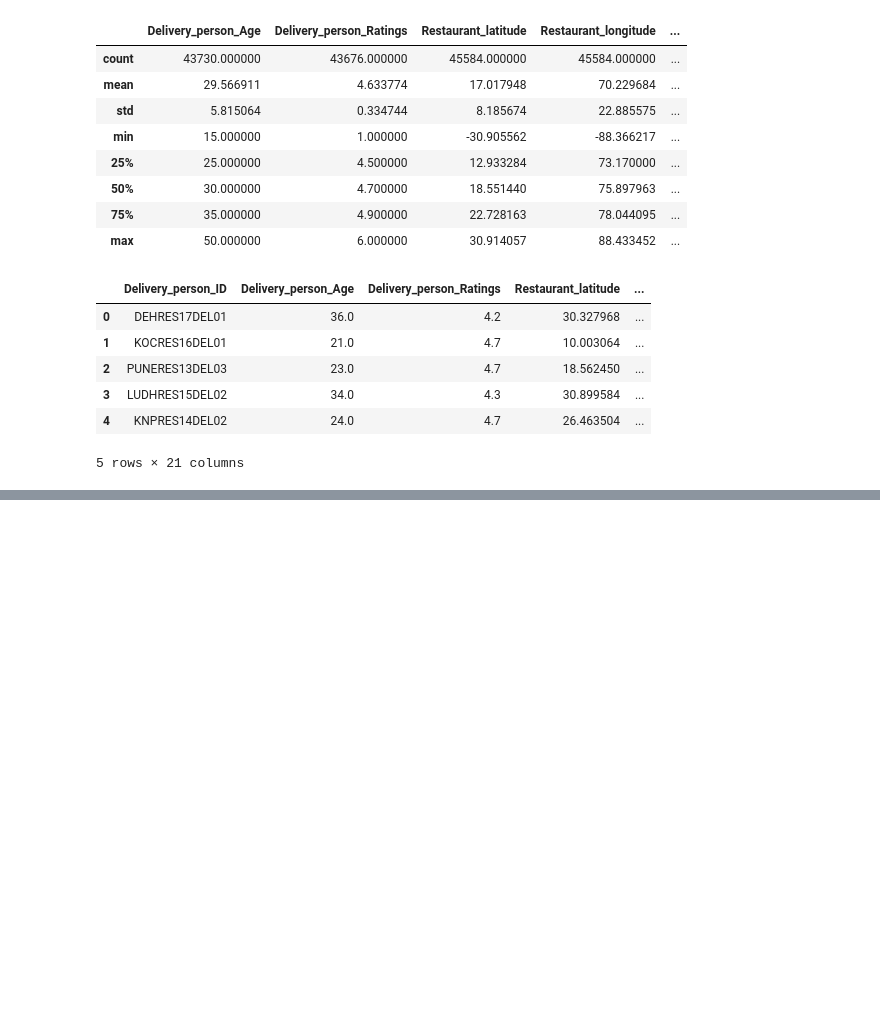
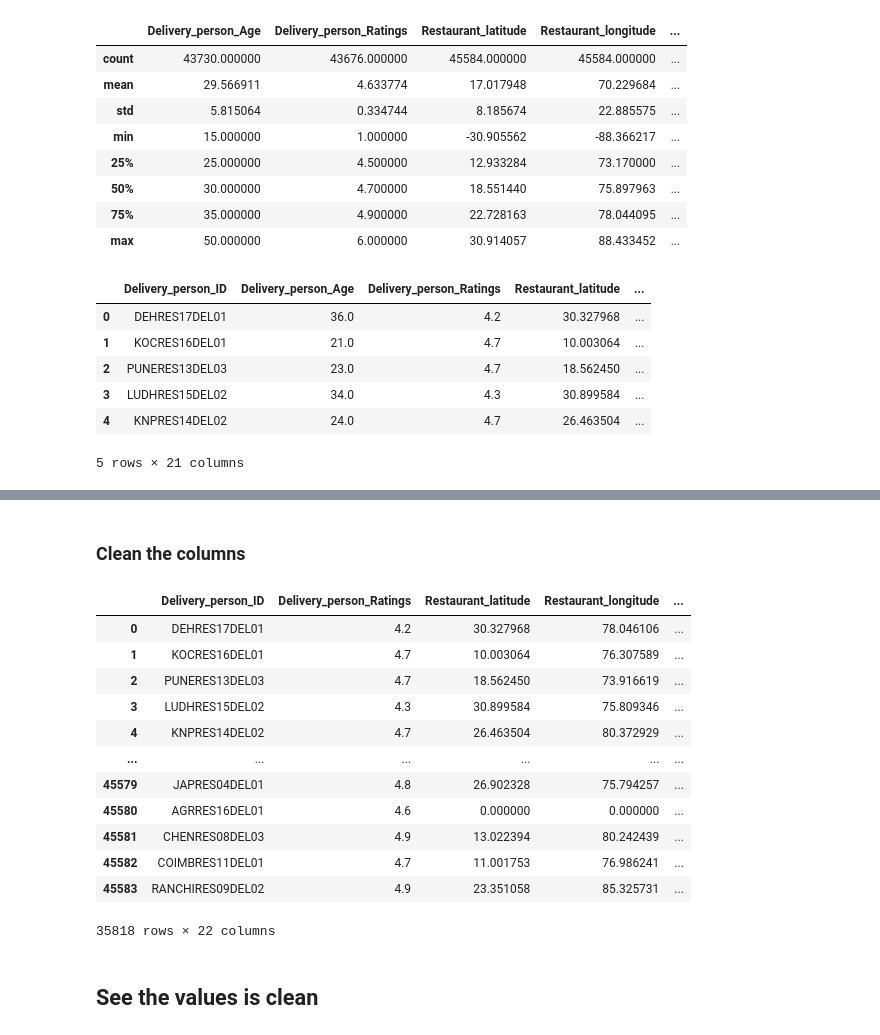
Before and after one commit to veyselaytekin1/Delivery-Time-Predictor-Machine-Learning-, a Jupyter notebook: Jupyter_Notebooks/delivery_time_predictor1.ipynb, the cells around one changed output, grey strips where cells are left out. Cells and saved outputs as stored; diff of their text form; code cells hidden in the pictures; blank space fills up the shorter version.

```diff
--- a/Jupyter_Notebooks/delivery_time_predictor1.ipynb
+++ b/Jupyter_Notebooks/delivery_time_predictor1.ipynb
@@ -135,0 +165,9 @@ df.head()
+# %%
+def convert_to_hhmm_as_report(time_value):
+    formats = ['%H:%M', '%I:%M %p', '%H:%M:%S', '%I:%M:%S %p']  # Add more formats if needed
+    for fmt in formats:
+        try:
+            return datetime.strptime(time_value, fmt).strftime('%H:%M')
+        except ValueError:
+            continue
+    return 'Invalid'
@@ -135,0 +206,52 @@ df.head()
+# %% [markdown]
+### Clean the columns
+# %%
+# Define a function to clean the time format
+def clean_time_format(time_value):
+    import re
+    # Check if the value is in the weird format (including single-digit values)
+    if re.match(r'^\d\.\d+$', time_value) or re.match(r'^\d$', time_value):
+        return None  # Return None to indicate that this row should be removed
+
+    # Check if the value is in 'HH:MM:SS' format
+    if re.match(r'^\d{1,2}:\d{2}:\d{2}$', time_value):
+        time_parts = time_value.split(':')
+        hours, minutes = time_parts[0], time_parts[1]
+        hours = hours.zfill(2)
+        minutes = minutes.zfill(2)
+        return f"{hours}:{minutes}"
+
+    # Normalize time format to HH:MM
+    time_parts = time_value.split(':')
+    if len(time_parts) == 2:
+        hours, minutes = time_parts
+        hours = hours.zfill(2)
+        minutes = minutes.zfill(2)
+        return f"{hours}:{minutes}"
+
+    return time_value  # Return the original value if it doesn't match expected formats
+# %%
+# Apply the cleaning function to the 'Time_Orderd' column
+df['Time_Orderd'] = df['Time_Orderd'].apply(clean_time_format)
+df['Time_Order_picked'] = df['Time_Order_picked'].apply(clean_time_format)
+# %%
+# Remove rows with None values in 'Time_Orderd' and 'Time_Order_picked'
+df = df.dropna(subset=['Time_Orderd', 'Time_Order_picked'])
+# %%
+df
+# %% [output]
+|  | Delivery_person_ID | Delivery_person_Ratings | Restaurant_latitude | Restaurant_longitude | ... |
+| 0 | DEHRES17DEL01 | 4.2 | 30.327968 | 78.046106 | ... |
+| 1 | KOCRES16DEL01 | 4.7 | 10.003064 | 76.307589 | ... |
+| 2 | PUNERES13DEL03 | 4.7 | 18.562450 | 73.916619 | ... |
+| 3 | LUDHRES15DEL02 | 4.3 | 30.899584 | 75.809346 | ... |
+| 4 | KNPRES14DEL02 | 4.7 | 26.463504 | 80.372929 | ... |
+| ... | ... | ... | ... | ... | ... |
+| 45579 | JAPRES04DEL01 | 4.8 | 26.902328 | 75.794257 | ... |
+| 45580 | AGRRES16DEL01 | 4.6 | 0.000000 | 0.000000 | ... |
+| 45581 | CHENRES08DEL03 | 4.9 | 13.022394 | 80.242439 | ... |
+| 45582 | COIMBRES11DEL01 | 4.7 | 11.001753 | 76.986241 | ... |
+| 45583 | RANCHIRES09DEL02 | 4.9 | 23.351058 | 85.325731 | ... |
+35818 rows × 22 columns
+# %% [markdown]
+## See the values is clean
```
Also changed, not shown: parts of 21 cells of this notebook, 3 other files.
